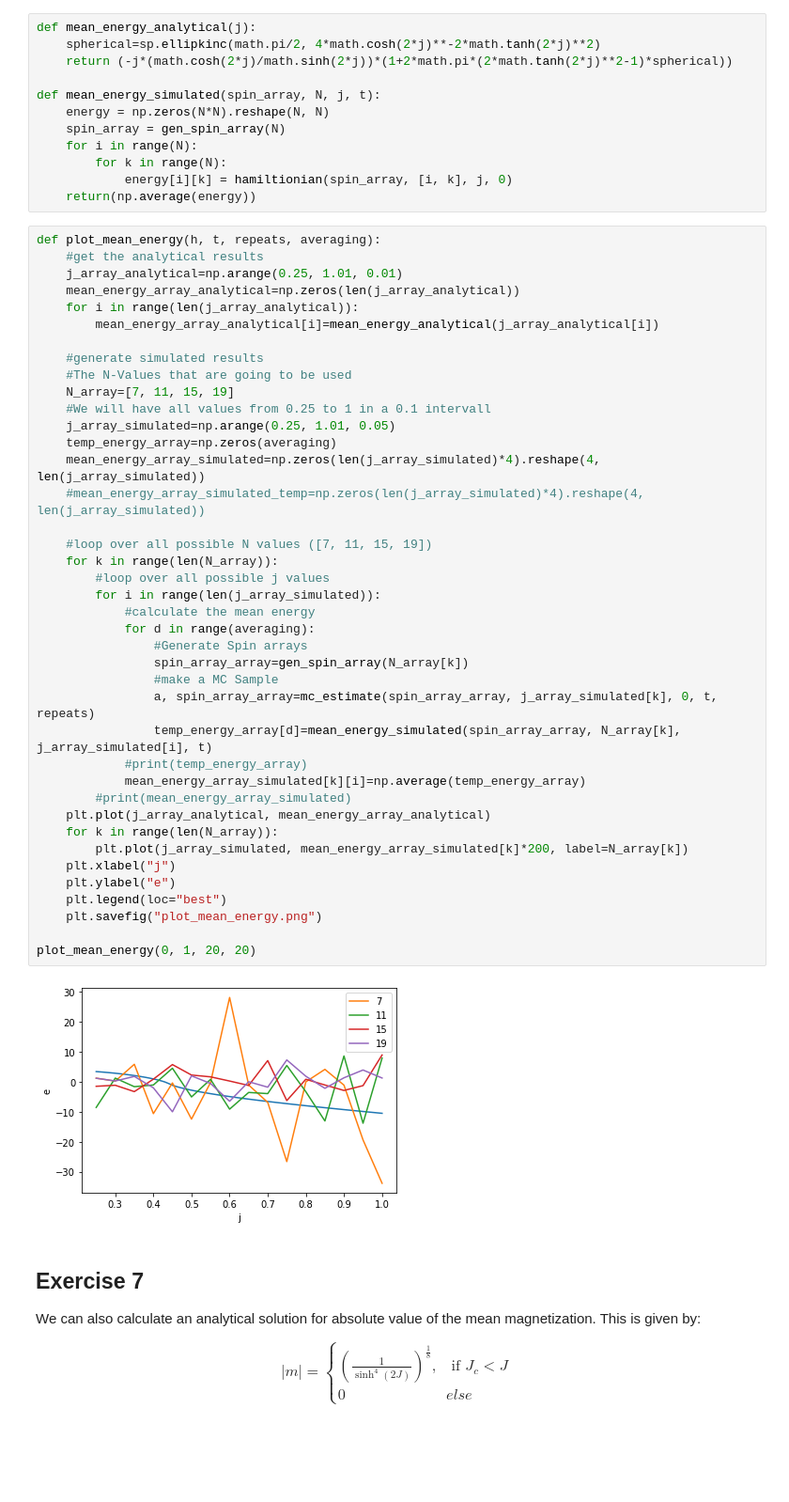
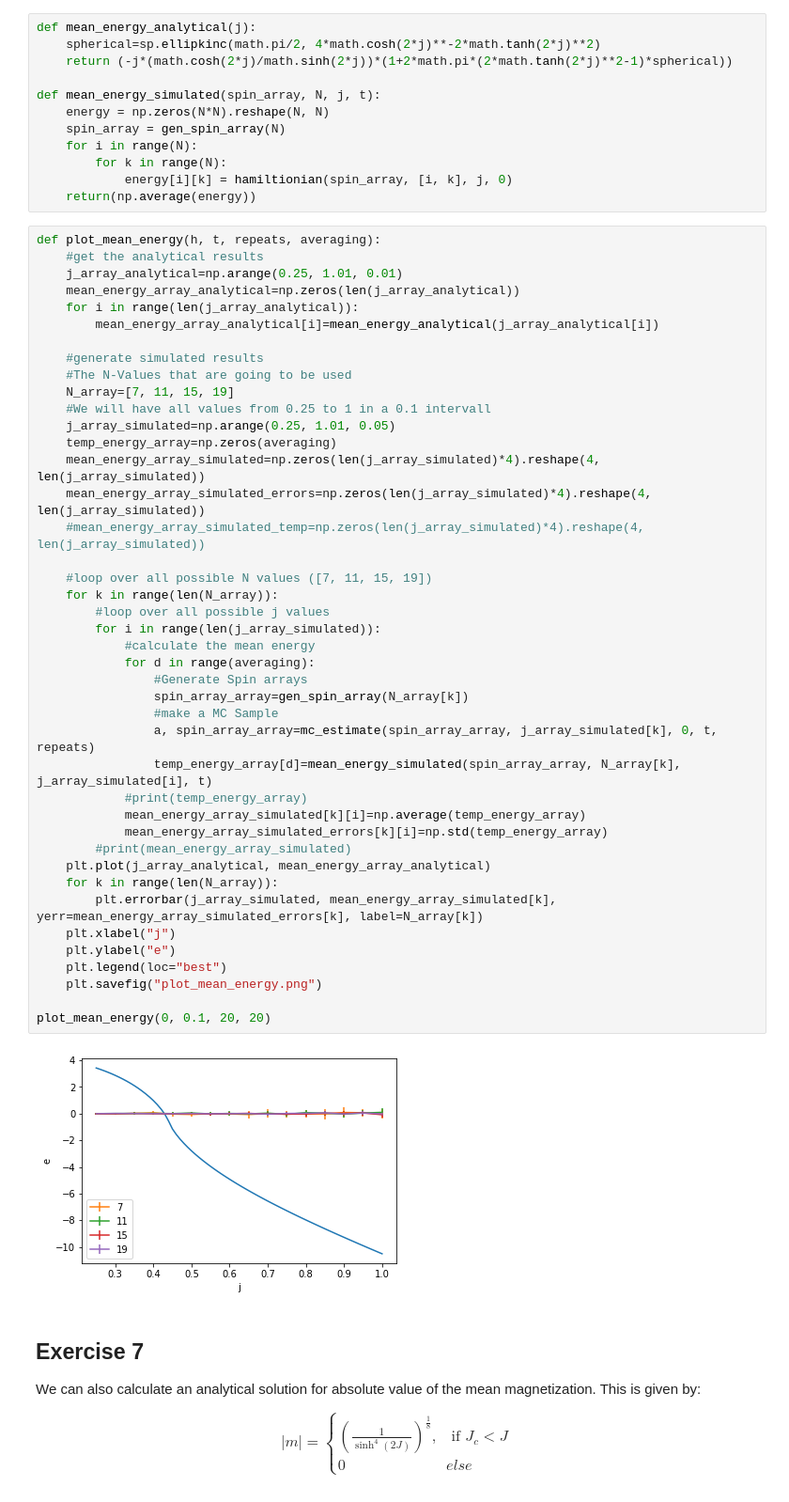
Before and after one commit to Trico94/physics760_Martin, a Jupyter notebook: Exercise 2/exercise2.ipynb, the cells around one changed output. Shown: that part at 94% size. Drawn from its saved outputs; the diff is of its cells as text; blank space fills up the shorter version.

```diff
--- a/Exercise 2/exercise2.ipynb
+++ b/Exercise 2/exercise2.ipynb
@@ -310,36 +308,38 @@ def plot_mean_energy(h, t, repeats, averaging):
     #The N-Values that are going to be used
     N_array=[7, 11, 15, 19]
     #We will have all values from 0.25 to 1 in a 0.1 intervall
     j_array_simulated=np.arange(0.25, 1.01, 0.05)
     temp_energy_array=np.zeros(averaging)
     mean_energy_array_simulated=np.zeros(len(j_array_simulated)*4).reshape(4, len(j_array_simulated))
+    mean_energy_array_simulated_errors=np.zeros(len(j_array_simulated)*4).reshape(4, len(j_array_simulated))
     #mean_energy_array_simulated_temp=np.zeros(len(j_array_simulated)*4).reshape(4, len(j_array_simulated))
 
     #loop over all possible N values ([7, 11, 15, 19])
     for k in range(len(N_array)):
         #loop over all possible j values
         for i in range(len(j_array_simulated)):
             #calculate the mean energy
             for d in range(averaging):
                 #Generate Spin arrays
                 spin_array_array=gen_spin_array(N_array[k])
                 #make a MC Sample
                 a, spin_array_array=mc_estimate(spin_array_array, j_array_simulated[k], 0, t, repeats)
                 temp_energy_array[d]=mean_energy_simulated(spin_array_array, N_array[k], j_array_simulated[i], t)
             #print(temp_energy_array)
             mean_energy_array_simulated[k][i]=np.average(temp_energy_array)
+            mean_energy_array_simulated_errors[k][i]=np.std(temp_energy_array)
         #print(mean_energy_array_simulated)
     plt.plot(j_array_analytical, mean_energy_array_analytical)
     for k in range(len(N_array)):
-        plt.plot(j_array_simulated, mean_energy_array_simulated[k]*200, label=N_array[k])
+        plt.errorbar(j_array_simulated, mean_energy_array_simulated[k], yerr=mean_energy_array_simulated_errors[k], label=N_array[k])
     plt.xlabel("j")
     plt.ylabel("e")
     plt.legend(loc="best")
     plt.savefig("plot_mean_energy.png")
 
-plot_mean_energy(0, 1, 20, 20)
+plot_mean_energy(0, 0.1, 20, 20)
 # %% [output]
-[figure, old version]
+[figure, new version]
 # %% [markdown]
 ## Exercise 7
 
```
Also changed, not shown: parts of 3 cells of this notebook, 2 other files.
